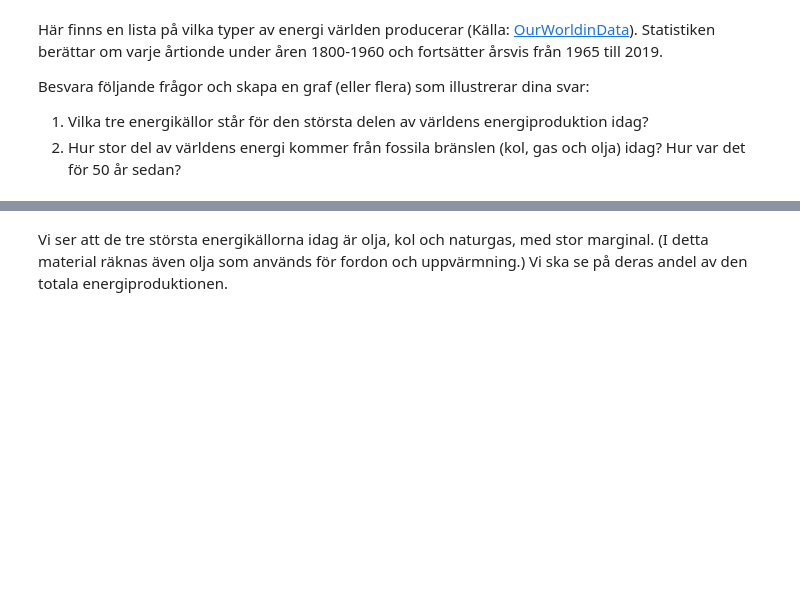
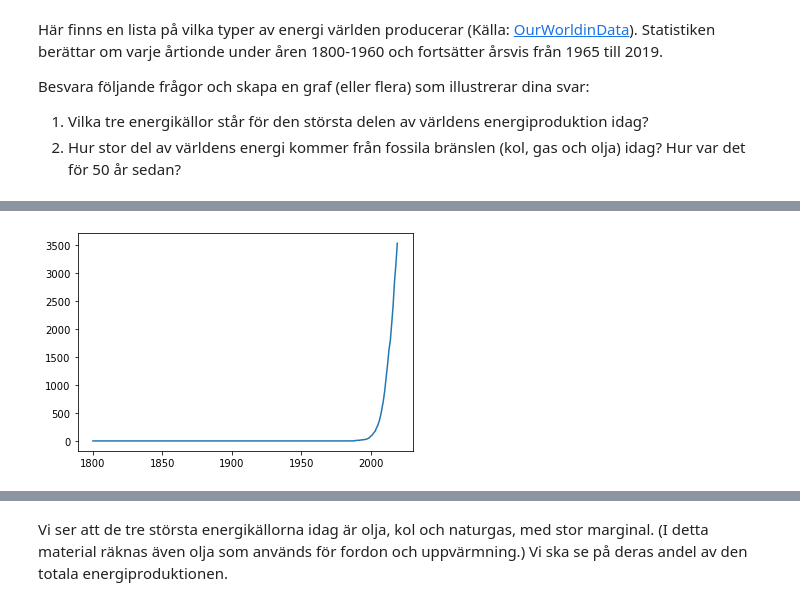
Before and after one commit to cms-opendata-education/cms-jupyter-materials-swedish, a Jupyter notebook: Intro/Exempel-och-ovningar/Exempeldatasets/Exempeldatasets.ipynb, the cells around one changed output, grey strips where cells are left out. Saved outputs shown, nothing was run; the diff lists cells and outputs as text; code cells hidden in the pictures; blank space fills up the shorter version.

```diff
--- a/Intro/Exempel-och-ovningar/Exempeldatasets/Exempeldatasets.ipynb
+++ b/Intro/Exempel-och-ovningar/Exempeldatasets/Exempeldatasets.ipynb
@@ -184,0 +44,5 @@ energi.tail()
+# %%
+plt.plot(energi["Year"], energi["Wind (TWh)"])
+plt.show()
+# %% [output]
+[figure, added]
```
Also changed, not shown: parts of 21 cells of this notebook, 8 other files.
